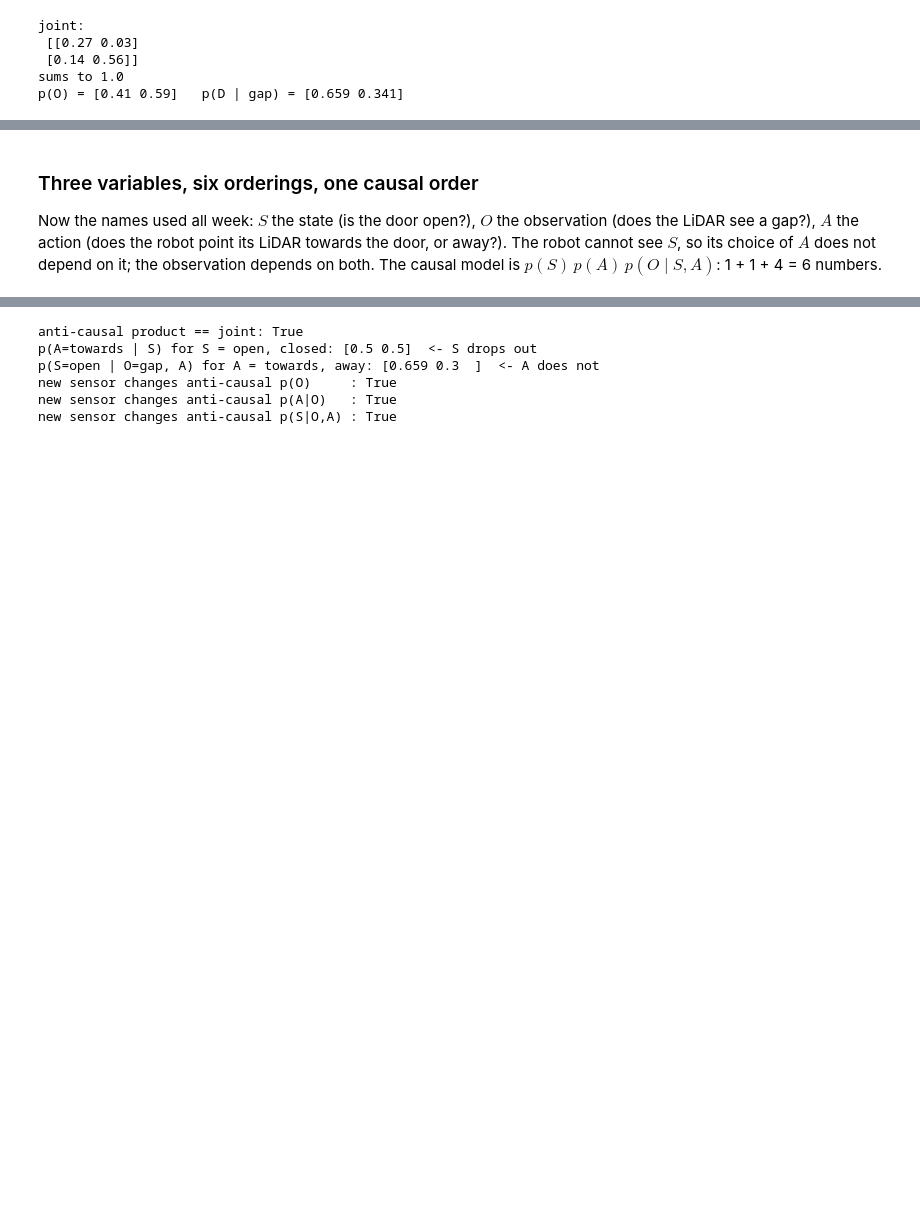
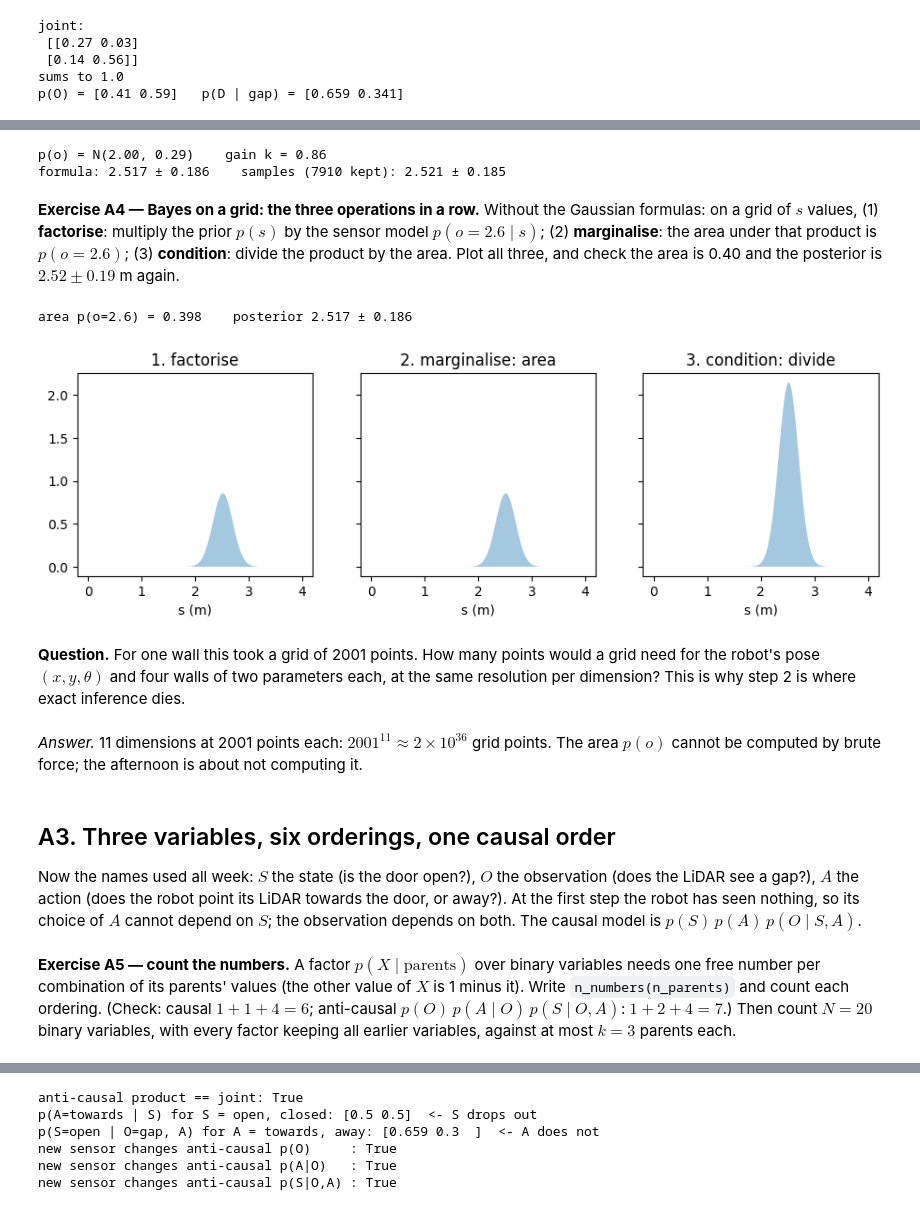
Before and after one commit to robocomp/active_inference, a Jupyter notebook: montevideo/labs/solutions/day1_solution.ipynb, the cells around one changed output, grey strips where cells are left out. Drawn from its saved outputs; the diff is of its cells as text; code cells hidden in the pictures; blank space fills up the shorter version.

Commit message:
montevideo course: Day 1 -- Bayes frame recoloured, notebook part A + your-turn frame, BREAK before the afternoon
Co-Authored-By: Claude Opus 5.5 <noreply@anthropic.com>

```diff
--- a/montevideo/labs/solutions/day1_solution.ipynb
+++ b/montevideo/labs/solutions/day1_solution.ipynb
@@ -66,10 +85,57 @@ rebuilt from p(D|O) p(O): True
+# %%
+mu_so = np.array([2.0, 2.0])
+Sigma_so = np.array([[0.25, 0.25], [0.25, 0.29]])
+o_star = 2.6
+m_o, v_o = mu_so[1], Sigma_so[1, 1]
+k = Sigma_so[0, 1] / Sigma_so[1, 1]
+m_post = mu_so[0] + k * (o_star - mu_so[1])
+v_post = Sigma_so[0, 0] - k * Sigma_so[1, 0]
+samples = rng.multivariate_normal(mu_so, Sigma_so, size=1_000_000)
+kept = samples[np.abs(samples[:, 1] - o_star) < 0.01, 0]
+print(f"p(o) = N({m_o:.2f}, {v_o:.2f})    gain k = {k:.2f}")
+print(f"formula: {m_post:.3f} ± {np.sqrt(v_post):.3f}    samples ({len(kept)} kept): {kept.mean():.3f} ± {kept.std():.3f}")
+# %% [output]
+p(o) = N(2.00, 0.29)    gain k = 0.86
+formula: 2.517 ± 0.186    samples (7910 kept): 2.521 ± 0.185
+# %% [markdown]
+**Exercise A4 — Bayes on a grid: the three operations in a row.** Without the Gaussian formulas:
+on a grid of $s$ values, (1) **factorise**: multiply the prior $p(s)$ by the sensor model
+$p(o = 2.6 \mid s)$; (2) **marginalise**: the area under that product is $p(o = 2.6)$;
+(3) **condition**: divide the product by the area. Plot all three, and check the area is 0.40
+and the posterior is $2.52 \pm 0.19$ m again.
+# %%
+def npdf(x, m, v):
+    return np.exp(-0.5 * (x - m) ** 2 / v) / np.sqrt(2 * np.pi * v)
+
+
+s_grid = np.linspace(0.0, 4.0, 2001)
+ds = s_grid[1] - s_grid[0]
+product = npdf(s_grid, 2.0, 0.5 ** 2) * npdf(o_star, s_grid, 0.2 ** 2)
+area = product.sum() * ds
+posterior = product / area
+m_g = (s_grid * posterior).sum() * ds
+sd_g = np.sqrt(((s_grid - m_g) ** 2 * posterior).sum() * ds)
+print(f"area p(o=2.6) = {area:.3f}    posterior {m_g:.3f} ± {sd_g:.3f}")
+fig, axs = plt.subplots(1, 3, figsize=(11, 2.8), sharey=True)
+for ax_, y, t in zip(axs, [product, product, posterior], ["1. factorise", "2. marginalise: area", "3. condition: divide"]):
+    ax_.fill_between(s_grid, y, alpha=0.4); ax_.set_title(t); ax_.set_xlabel("s (m)")
+# %% [output]
+area p(o=2.6) = 0.398    posterior 2.517 ± 0.186
+[figure, added]
+# %% [markdown]
+**Question.** For one wall this took a grid of 2001 points. How many points would a grid need for
+the robot's pose $(x, y, \theta)$ and four walls of two parameters each, at the same resolution
+per dimension? This is why step 2 is where exact inference dies.
+# %% [markdown]
+*Answer.* 11 dimensions at 2001 points each: $2001^{11} \approx 2 \times 10^{36}$ grid points.
+The area $p(o)$ cannot be computed by brute force; the afternoon is about not computing it.
 # %% [markdown]
-### Three variables, six orderings, one causal order
+## A3. Three variables, six orderings, one causal order
 
 Now the names used all week: $S$ the state (is the door open?), $O$ the observation (does the
 LiDAR see a gap?), $A$ the action (does the robot point its LiDAR towards the door, or away?).
-The robot cannot see $S$, so its choice of $A$ does not depend on it; the observation depends on
-both. The causal model is $p(S)\,p(A)\,p(O \mid S, A)$: 1 + 1 + 4 = 6 numbers.
+At the first step the robot has seen nothing, so its choice of $A$ cannot depend on $S$; the
+observation depends on both. The causal model is $p(S)\,p(A)\,p(O \mid S, A)$.
 # %%
 p_S = np.array([0.3, 0.7])                    # [open, closed]
 p_A = np.array([0.5, 0.5])                    # [towards the door, away]
@@ -85,3 +151,10 @@ def causal_joint(p_S, p_A, p_O_given_SA):
 
 
 joint3 = causal_joint(p_S, p_A, p_O_given_SA)
+# %% [markdown]
+**Exercise A5 — count the numbers.** A factor $p(X \mid \text{parents})$ over binary variables
+needs one free number per combination of its parents' values (the other value of $X$ is
+1 minus it). Write `n_numbers(n_parents)` and count each ordering. (Check: causal
+$1 + 1 + 4 = 6$; anti-causal $p(O)\,p(A \mid O)\,p(S \mid O, A)$: $1 + 2 + 4 = 7$.) Then count
+$N = 20$ binary variables, with every factor keeping all earlier variables, against at most
+$k = 3$ parents each.
```
Also changed, not shown: parts of 25 cells of this notebook, 6 other files.
